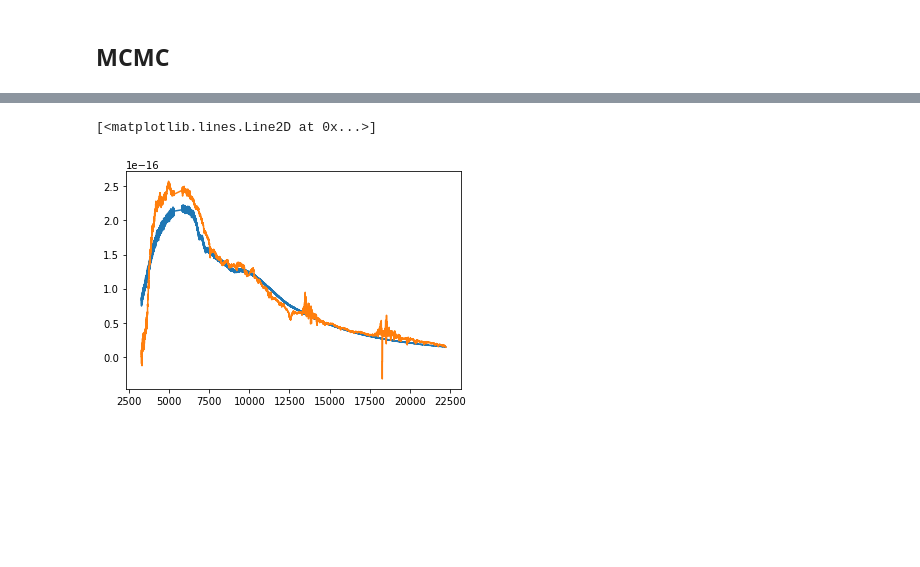
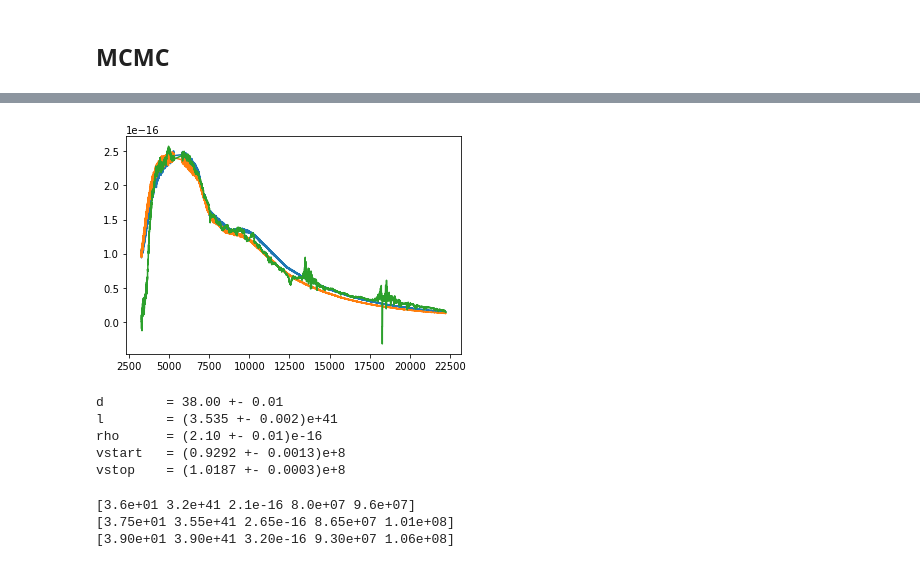
Before and after one commit to katrinef/Sr_distrib_KN, a Jupyter notebook: MCMC/MCMC.ipynb, the cells around one changed output, grey strips where cells are left out. Cells and saved outputs as stored; diff of their text form; code cells hidden in the pictures; blank space fills up the shorter version.

```diff
--- a/MCMC/MCMC.ipynb
+++ b/MCMC/MCMC.ipynb
@@ -68,18 +70,19 @@ np.shape(samples)
 # %% [markdown]
 ## LLH function
 # %%
-d = np.linspace(36, 39, 2, endpoint=True)
+x = 3
+d = np.linspace(36, 39, x, endpoint=True)
 wave = np.load("wave.npy")[0]
-data = np.load("grid_data.npy")
+data = np.load("grid_data_3p.npy")
 xspec = pd.read_csv('../TARDIS/AT2017gfo_Phase1.dat',usecols=[0,1,3], delimiter='\t',header=None,skiprows=1)
 # %%
-new_p = np.zeros((2,2,2,2,2),dtype=object)
-new_data = np.zeros((2,2,2,2,2),dtype=object)
-for i in range(2):
-    for j in range(2):
-        for k in range(2):
-            for l in range(2):
-                for m in range(2):
+new_p = np.zeros((x,x,x,x,x),dtype=object)
+new_data = np.zeros((x,x,x,x,x),dtype=object)
+for i in range(x):
+    for j in range(x):
+        for k in range(x):
+            for l in range(x):
+                for m in range(x):
                     new_p[i,j,k,l,m] = np.append(d[i],data[0,j,k,l,m])
                     new_data[i,j,k,l,m] = data[1,j,k,l,m]/((1+0.0099)*4*np.pi*(d[i]*3.08567758128E+24)**2)
 
@@ -205,11 +204,13 @@ for i in range(ndim):
 # print(tau)
 # %%
 obs = xspec[1][xspec[0].notna()]
-spline = interp1d(wave, final_data[1][0,1,0,1,1][0])
+spline = interp1d(wave, final_data[1][0,0,0,2,1][0])
+spline2 = interp1d(wave, final_data[1][2,1,1,1,1][0])
 exp = spline(xspec[0][xspec[0].notna()])
+exp2 = spline2(xspec[0][xspec[0].notna()])
 # %%
 pl.plot(xspec[0][xspec[0].notna()],exp);
-pl.plot(xspec[0][xspec[0].notna()],obs)
+pl.plot(xspec[0][xspec[0].notna()],exp2);
+pl.plot(xspec[0][xspec[0].notna()],obs);
 # %% [output]
-[<matplotlib.lines.Line2D at 0x...>]
-[figure, old version]
+[figure, new version]
@@ -215,0 +219,26 @@ pl.plot(xspec[0][xspec[0].notna()],obs)
+# %%
+mean = []
+std = []
+for i in range(ndim):
+    mean.append(np.mean(samples[:, i]))
+    std.append(np.std(samples[:,i]))
+
+print(str(labels[0])+'\t = %.2f +- %.2f' %(mean[0], 2*std[0]))
+print(str(labels[1])+'\t = (%.3f +- %.3f)e+41' %(mean[1]*1e-41, 2*std[1]*1e-41))
+print(str(labels[2])+'\t = (%.2f +- %.2f)e-16' %(mean[2]*1e+16, 2*std[2]*1e+16))
+print(str(labels[3])+'\t = (%.4f +- %.4f)e+8' %(mean[3]*1e-8, 2*std[3]*1e-8))
+print(str(labels[4])+'\t = (%.4f +- %.4f)e+8' %(mean[4]*1e-8, 2*std[4]*1e-8))
+# %% [output]
+d        = 38.00 +- 0.01
+l        = (3.535 +- 0.002)e+41
+rho      = (2.10 +- 0.01)e-16
+vstart   = (0.9292 +- 0.0013)e+8
+vstop    = (1.0187 +- 0.0003)e+8
+# %%
+print(final_data[0][0,0,0,0,0])
+print(final_data[0][1,1,1,1,1])
+print(final_data[0][2,2,2,2,2])
+# %% [output]
+[3.6e+01 3.2e+41 2.1e-16 8.0e+07 9.6e+07]
+[3.75e+01 3.55e+41 2.65e-16 8.65e+07 1.01e+08]
+[3.90e+01 3.90e+41 3.20e-16 9.30e+07 1.06e+08]
```
Also changed, not shown: parts of 12 cells of this notebook.
